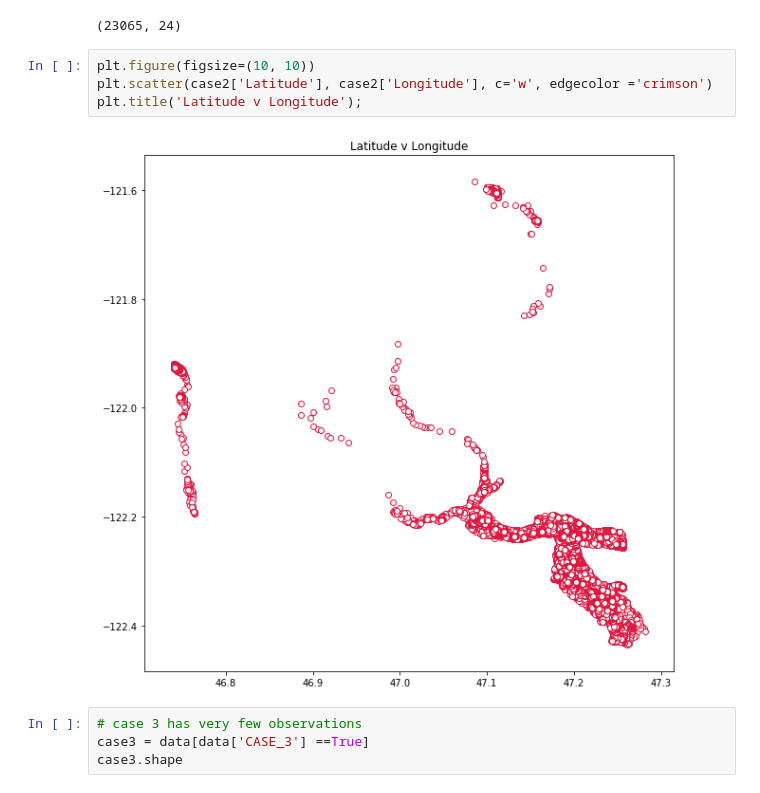
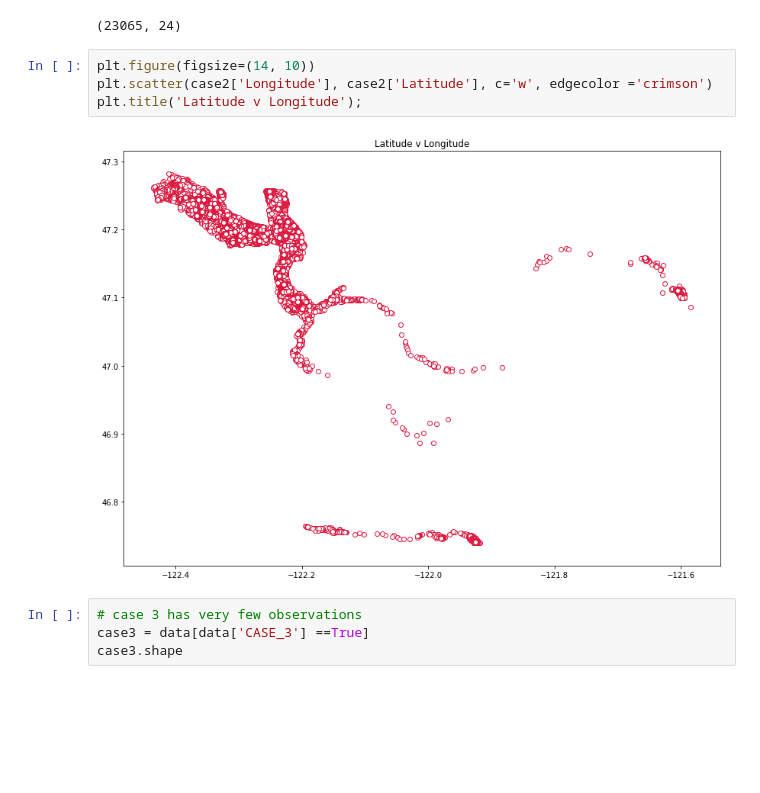
Before and after one commit to dsteffan/mount_rainier_disaster_estimate, a Jupyter notebook: code/lat_long_coordinates.ipynb, the cells around one changed output. Drawn from its saved outputs; the diff is of its cells as text; blank space fills up the shorter version.

```diff
--- a/code/lat_long_coordinates.ipynb
+++ b/code/lat_long_coordinates.ipynb
@@ -343,11 +340,11 @@ case2.shape
 # %% [output]
 (23065, 24)
 # %%
-plt.figure(figsize=(10, 10))
-plt.scatter(case2['Latitude'], case2['Longitude'], c='w', edgecolor ='crimson')
+plt.figure(figsize=(14, 10))
+plt.scatter(case2['Longitude'], case2['Latitude'], c='w', edgecolor ='crimson')
 plt.title('Latitude v Longitude');
 # %% [output]
-[figure, old version]
+[figure, new version]
 # %%
 # case 3 has very few observations
 case3 = data[data['CASE_3'] ==True]
```
Also changed, not shown: parts of 27 cells of this notebook, 4 other files.
